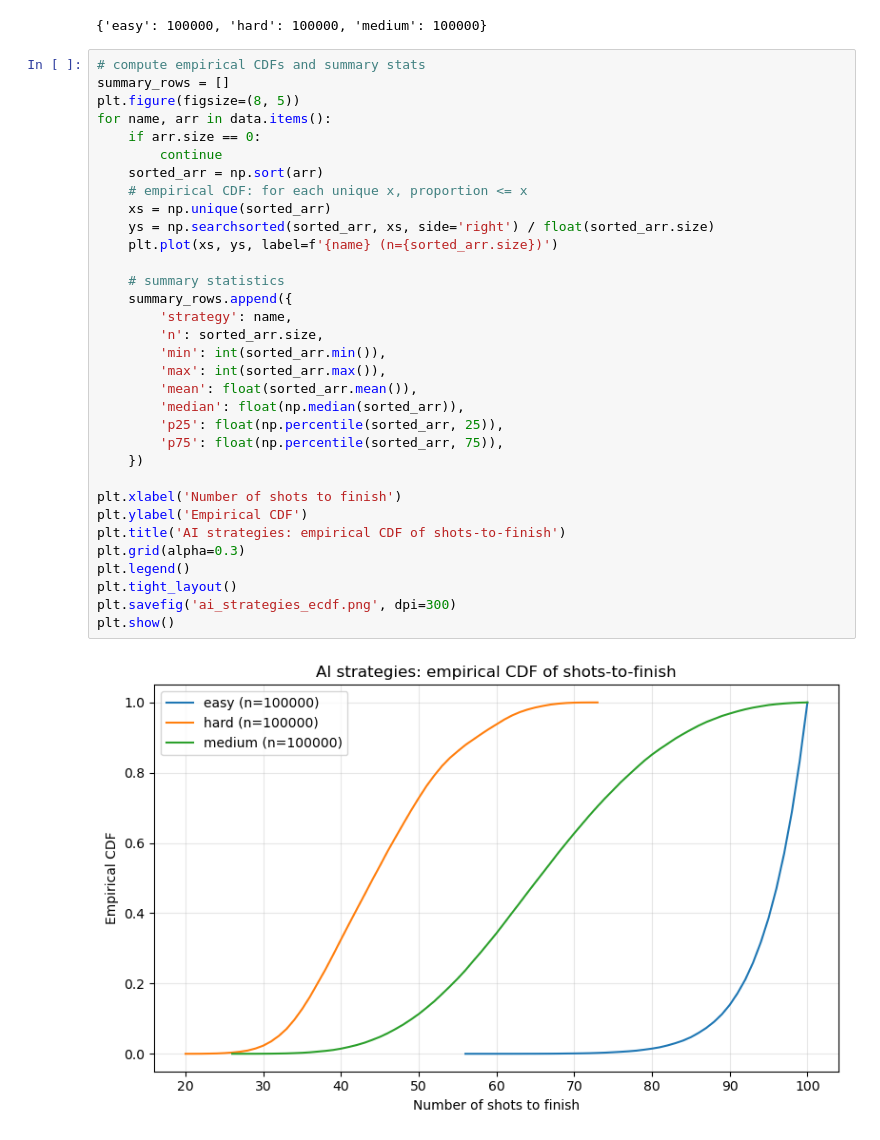
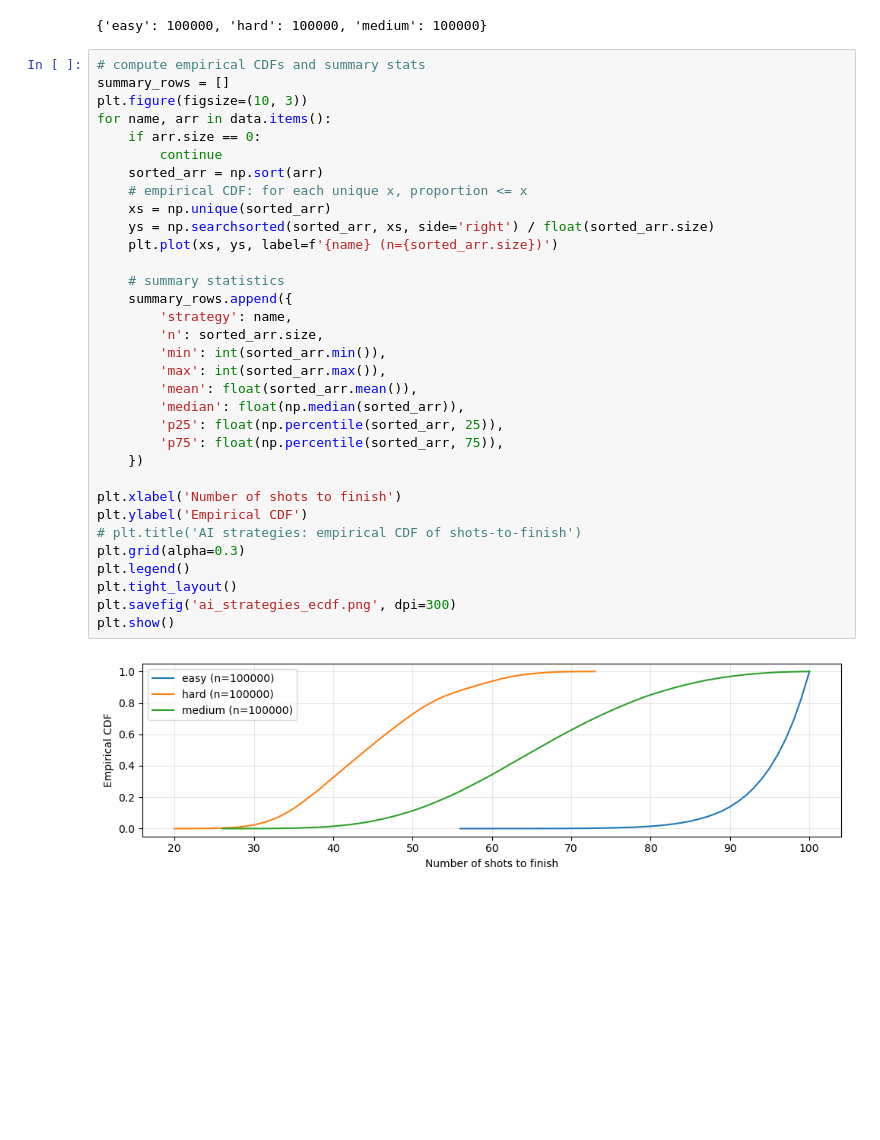
Before and after one commit to AndyOzer/Ocaml-BattleShip, a Jupyter notebook: results/ai_analysis.ipynb, the cells around one changed output. Cells and saved outputs as stored; diff of their text form; blank space fills up the shorter version.

Commit message:
update battle ship AI strategies and gameplay

```diff
--- a/results/ai_analysis.ipynb
+++ b/results/ai_analysis.ipynb
@@ -33,37 +34,37 @@ for p in files:
 # %%
 # compute empirical CDFs and summary stats
 summary_rows = []
-plt.figure(figsize=(8, 5))
+plt.figure(figsize=(10, 3))
 for name, arr in data.items():
     if arr.size == 0:
         continue
     sorted_arr = np.sort(arr)
     # empirical CDF: for each unique x, proportion <= x
     xs = np.unique(sorted_arr)
     ys = np.searchsorted(sorted_arr, xs, side='right') / float(sorted_arr.size)
     plt.plot(xs, ys, label=f'{name} (n={sorted_arr.size})')
 
     # summary statistics
     summary_rows.append({
         'strategy': name,
         'n': sorted_arr.size,
         'min': int(sorted_arr.min()),
         'max': int(sorted_arr.max()),
         'mean': float(sorted_arr.mean()),
         'median': float(np.median(sorted_arr)),
         'p25': float(np.percentile(sorted_arr, 25)),
         'p75': float(np.percentile(sorted_arr, 75)),
     })
 
 plt.xlabel('Number of shots to finish')
 plt.ylabel('Empirical CDF')
-plt.title('AI strategies: empirical CDF of shots-to-finish')
+# plt.title('AI strategies: empirical CDF of shots-to-finish')
 plt.grid(alpha=0.3)
 plt.legend()
 plt.tight_layout()
 plt.savefig('ai_strategies_ecdf.png', dpi=300)
 plt.show()
 # %% [output]
-[figure, old version]
+[figure, new version]
 # %%
 # plot PDFs (normalized histograms). We use discrete bins for integer shot counts
```
Also changed, not shown: parts of 3 cells of this notebook, 8 other files.
